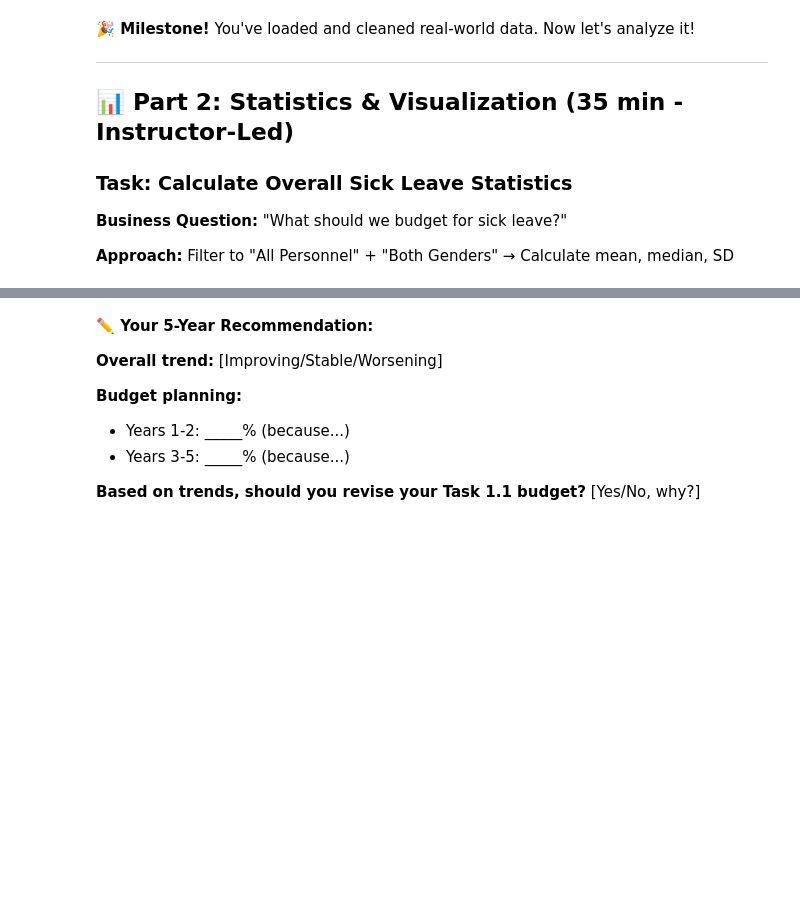
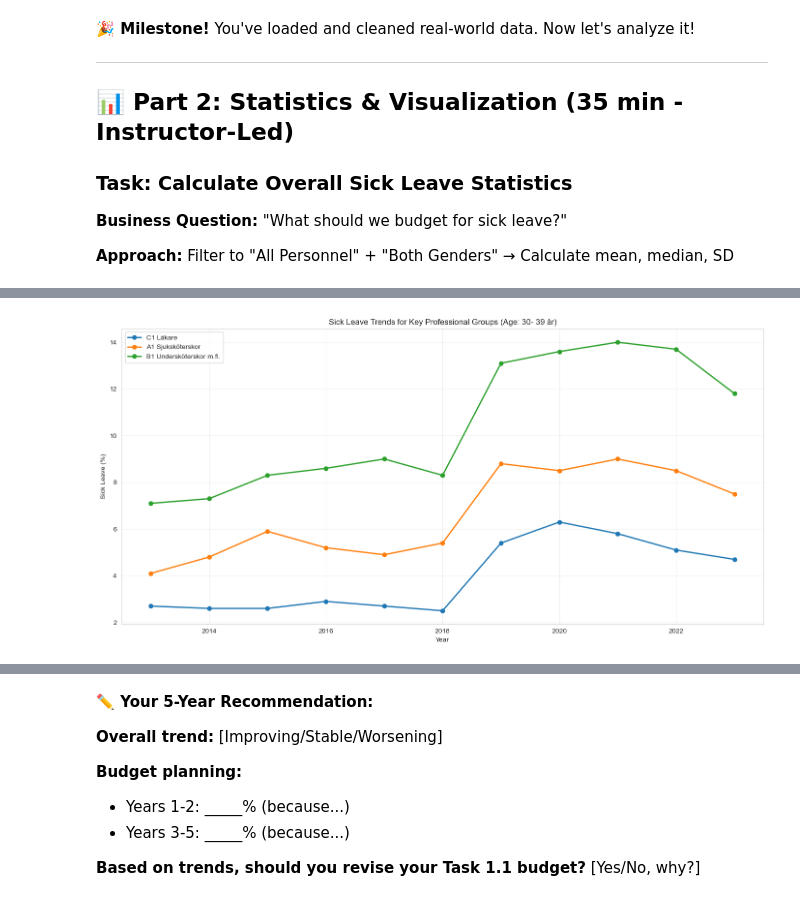
Before and after one commit to MwiseG/C1DB1B, a Jupyter notebook: C1DB1B_Workshop1.ipynb, the cells around one changed output, grey strips where cells are left out. Drawn from its saved outputs; the diff is of its cells as text; code cells hidden in the pictures; blank space fills up the shorter version.

```diff
--- a/C1DB1B_Workshop1.ipynb
+++ b/C1DB1B_Workshop1.ipynb
@@ -542,0 +672,82 @@ Rank Group                          Mean%    CV%      Rating
+# %%
+if 'df_prof_raw' not in globals():
+    df_prof_raw = df_sick_leave_raw[df_sick_leave_raw['group'] != 'Samtliga yrkesgrupper'].copy()
+
+print("🔍 Step 2: All three professional groups (YOUR TURN)")
+
+# TODO: Create a list of all three key professional groups
+key_groups = [
+    'C1 Läkare',                    # Doctors
+    'A1 Sjuksköterskor',           # Nurses
+    'B1 Undersköterskor m.fl.'     # Assistant Nurses
+]
+
+target_age = '30- 39 år'
+
+print(f"Analyzing all groups: {key_groups}")
+print(f"Age group: {target_age}")
+
+# TODO: Filter for ALL three groups (not just one)
+df_all_three = df_prof_raw[
+    (df_prof_raw['group'].isin(key_groups)) &  # Note: .isin() instead of ==
+    (df_prof_raw['gender'] == 'Both') &
+    (df_prof_raw['age_group'] == target_age)
+]
+
+print(f"Filtered data shape: {df_all_three.shape}")
+
+# Create the plot
+plt.figure(figsize=(14, 7))
+plot_created = False
+
+# TODO: Loop through each group and plot it
+for group in key_groups:
+    # Filter data for this specific group
+    data = df_all_three[df_all_three['group'] == group].sort_values('year')
+
+    if len(data) > 0:
+        # Plot this group's data
+        plt.plot(data['year'], data['sick_leave_percent'],
+                marker='o', label=group, linewidth=2, markersize=6)
+        print(f"📈 Plotted {len(data)} points for {group}")
+        plot_created = True
+    else:
+        print(f"❌ No data found for {group}")
+
+# Finalize the plot
+if plot_created:
+    plt.title(f'Sick Leave Trends for Key Professional Groups (Age: {target_age})')
+    plt.ylabel('Sick Leave (%)')
+    plt.xlabel('Year')
+    plt.legend()
+    plt.grid(True, alpha=0.3)
+    plt.tight_layout()
+
+    print("\n💡 What to notice in the complete plot:")
+    print("   • Three distinct trend lines, one for each profession")
+    print("   • Different baseline rates between professions")
+    print("   • COVID spike visible across all groups (but different magnitudes)")
+    print("   • Recovery patterns post-2021 may vary by group")
+
+    # Quick comparison
+    print(f"\n📊 Quick comparison (Age {target_age}):")
+    for group in key_groups:
+        group_data = df_all_three[df_all_three['group'] == group]
+        if len(group_data) > 0:
+            mean_rate = group_data['sick_leave_percent'].mean()
+            print(f"   {group}: {mean_rate:.1f}% average")
+else:
+    plt.text(0.5, 0.5, 'No data found\nCheck group names and age group format',
+             horizontalalignment='center', verticalalignment='center',
+             transform=plt.gca().transAxes, fontsize=14,
+             bbox=dict(boxstyle="round,pad=0.3", facecolor="lightcoral", alpha=0.7))
+    plt.title('Data Not Found')
+
+plt.show()
+
+print(f"\n🎯 Success Check:")
+print("   ✅ You should see THREE lines on your plot")
+print("   ✅ Each line should have a different color and be labeled")
+print("   ✅ The legend should show all three professional groups")
+print("   ✅ You should see clear differences in sick leave rates between the groups")
+# %% [output]
@@ -542,0 +772 @@ Rank Group                          Mean%    CV%      Rating
+[figure, added]
```
Also changed, not shown: parts of 54 cells of this notebook.
